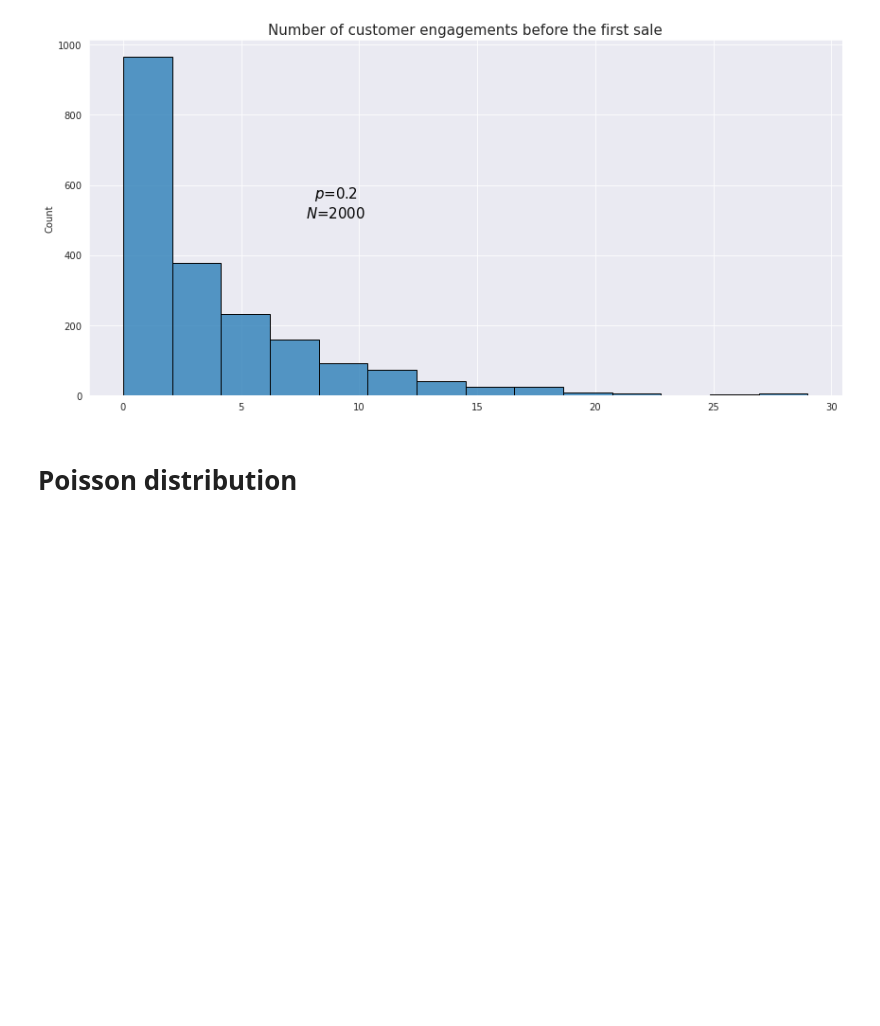
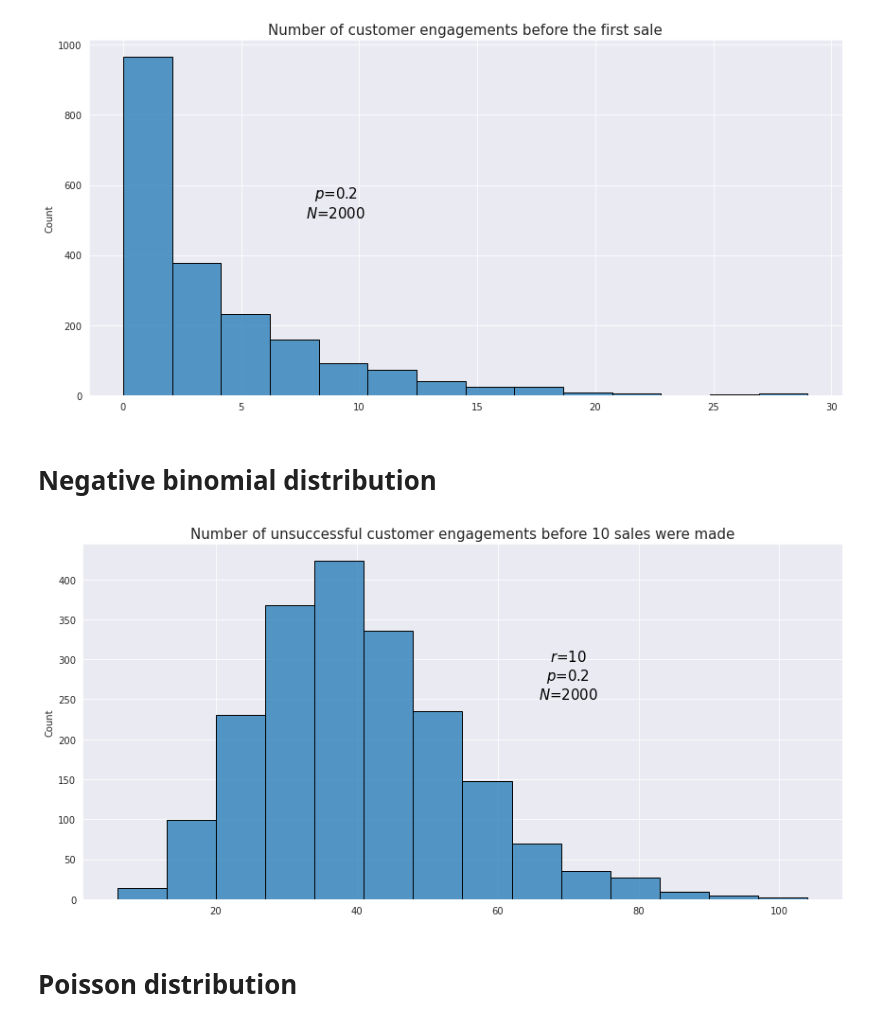
Before and after one commit to vzahorui/vzahorui.github.io, a Jupyter notebook: jupyter_notebooks/ditributions/plot_distributions.ipynb, the cells around one changed output. Drawn from its saved outputs; the diff is of its cells as text; code cells hidden in the pictures; blank space fills up the shorter version.

Commit message:
added uniform and negative binomial distributions

```diff
--- a/jupyter_notebooks/ditributions/plot_distributions.ipynb
+++ b/jupyter_notebooks/ditributions/plot_distributions.ipynb
@@ -184,6 +184,20 @@ plt.tight_layout()
 plt.savefig('../../assets/images/probability/geometric_distribution.png', bbox_inches='tight');
 # %% [output]
 [figure]
+# %% [markdown]
+# Negative binomial distribution
+# %%
+with sns.axes_style('darkgrid'):
+    fig, ax = plt.subplots(figsize=(12,6))
+negative_binomial = np.random.default_rng().negative_binomial(10, 0.2, size=2000)
+sns.histplot(data=negative_binomial, palette='deep', bins=14)
+ax.annotate('$r$=10\n$p$=0.2\n$N$=2000', xy=(70, 280), fontsize=15,
+            ha='center', va='center')
+ax.set_title('Number of unsuccessful customer engagements before 10 sales were made', fontsize=15)
+plt.tight_layout()
+plt.savefig('../../assets/images/probability/negative_binomial_distribution.png', bbox_inches='tight');
+# %% [output]
+[figure, added]
 # %% [markdown]
 # Poisson distribution
 # %%
```
Also changed, not shown: 2 other files.
